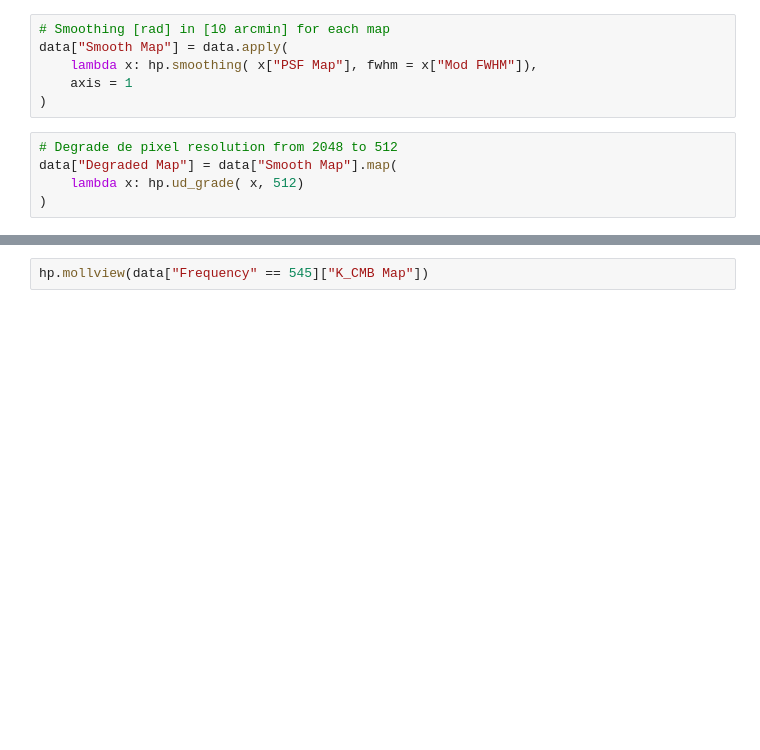
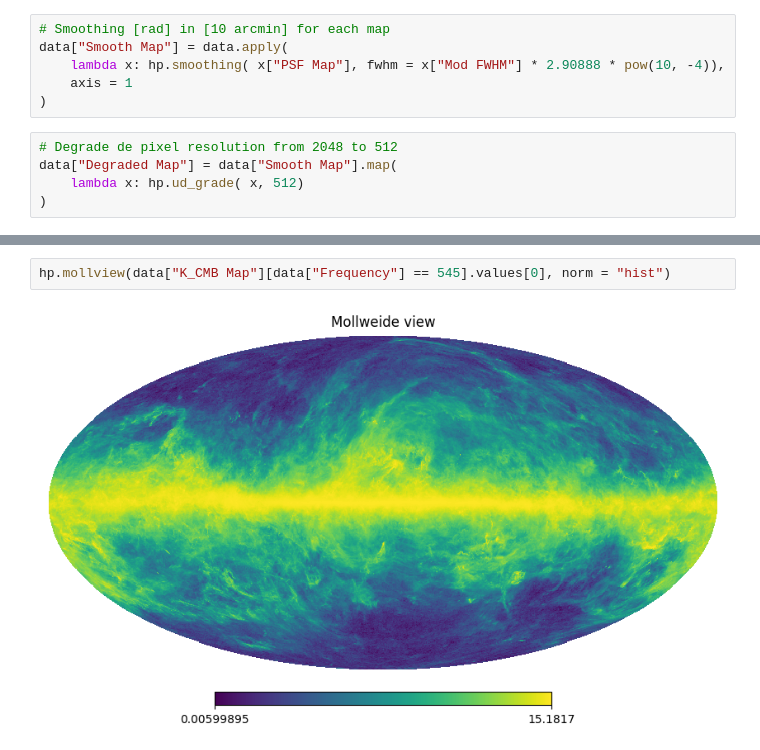
Before and after one commit to afduquebr/Planck-2015, a Jupyter notebook: Code/Maps.ipynb, the cells around one changed output, grey strips where cells are left out. Drawn from its saved outputs; the diff is of its cells as text; blank space fills up the shorter version.

```diff
--- a/Code/Maps.ipynb
+++ b/Code/Maps.ipynb
@@ -37,7 +27,7 @@ data
 # %%
 # Smoothing [rad] in [10 arcmin] for each map
 data["Smooth Map"] = data.apply(
-    lambda x: hp.smoothing( x["PSF Map"], fwhm = x["Mod FWHM"]),
+    lambda x: hp.smoothing( x["PSF Map"], fwhm = x["Mod FWHM"] * 2.90888 * pow(10, -4)),
     axis = 1
 )
 # %%
@@ -60,2 +75,4 @@ data["K_CMB Map"].apply(
 # %%
-hp.mollview(data["Frequency" == 545]["K_CMB Map"])
+hp.mollview(data["K_CMB Map"][data["Frequency"] == 545].values[0], norm = "hist")
+# %% [output]
+[figure, added]
```
Also changed, not shown: parts of 4 cells of this notebook.
